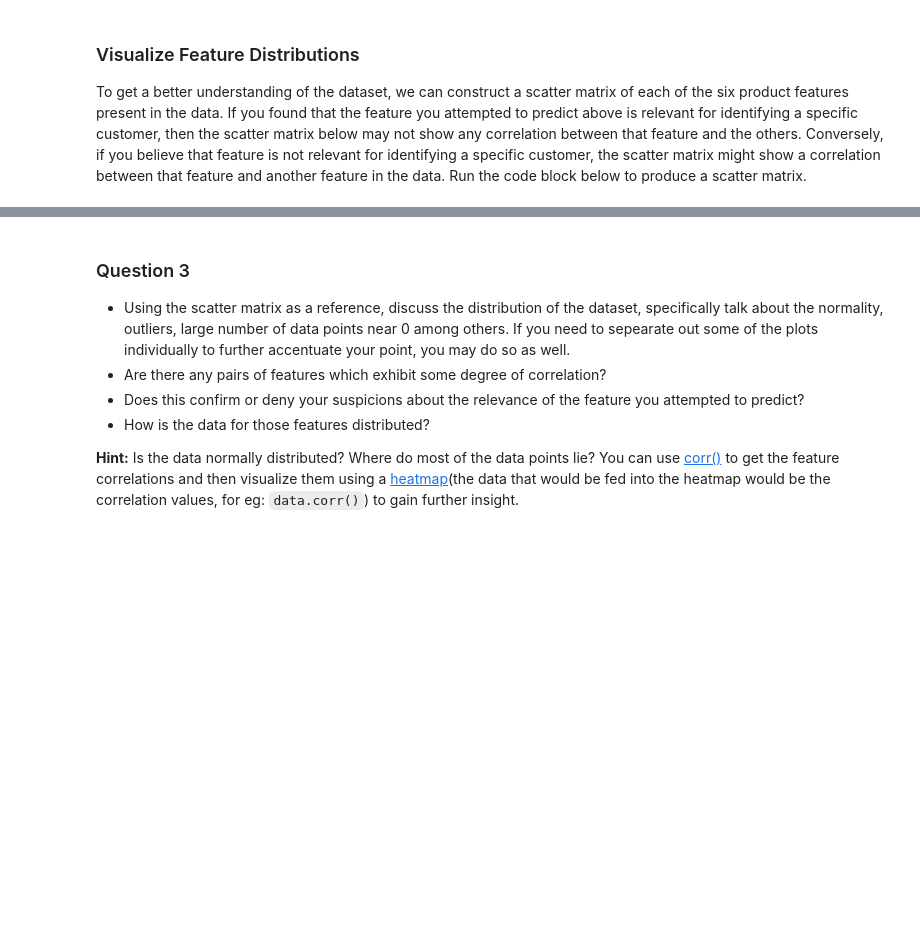
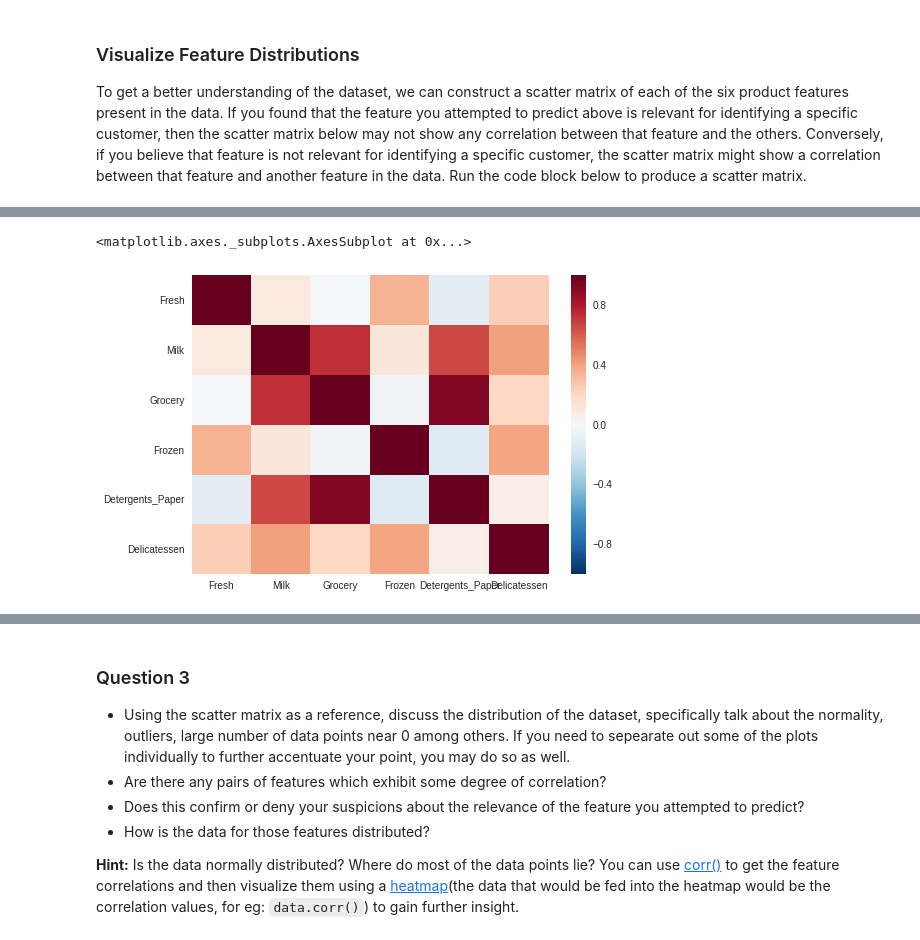
Before and after one commit to ynaikavde/-datasciencecoursera, a Jupyter notebook: customer_segments.ipynb, the cells around one changed output, grey strips where cells are left out. Cells and saved outputs as stored; diff of their text form; code cells hidden in the pictures; blank space fills up the shorter version.

```diff
--- a/customer_segments.ipynb
+++ b/customer_segments.ipynb
@@ -156,0 +182,6 @@ pd.scatter_matrix(data, alpha = 0.3, figsize = (14,8), diagonal = 'kde');
+# %%
+import seaborn as sns; sns.set()
+sns.heatmap(data.corr())
+# %% [output]
+<matplotlib.axes._subplots.AxesSubplot at 0x...>
+[figure, added]
```
Also changed, not shown: parts of 15 cells of this notebook.
